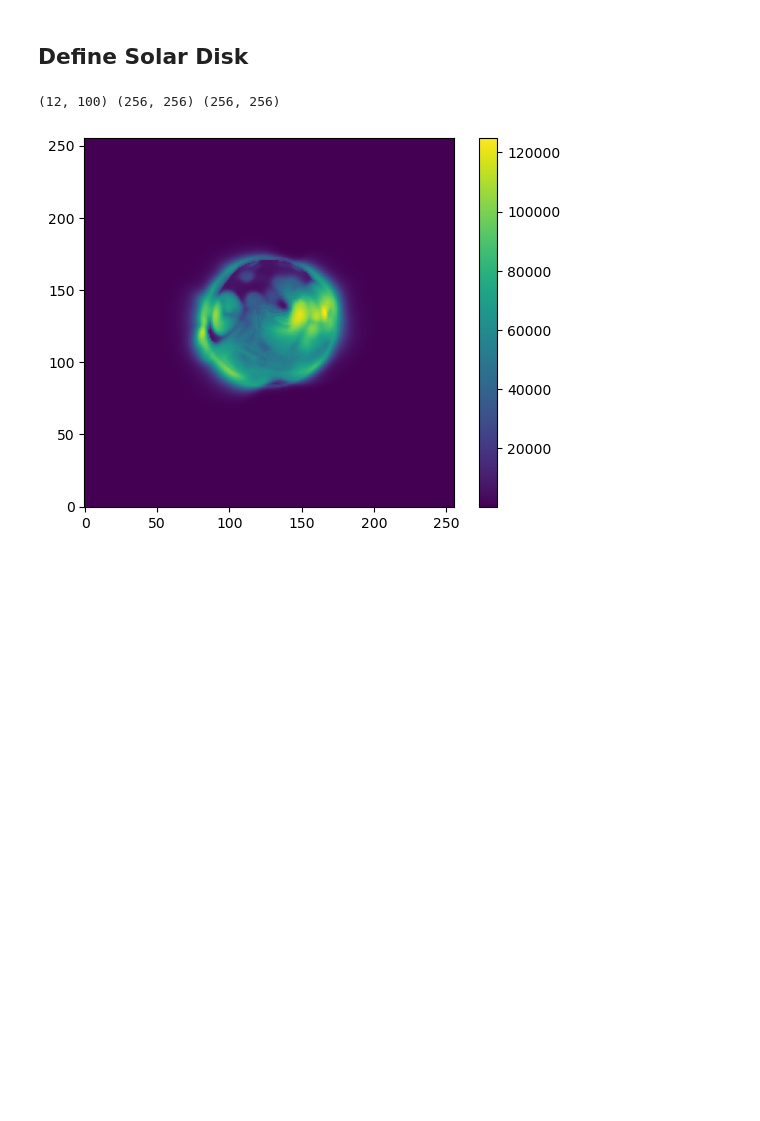
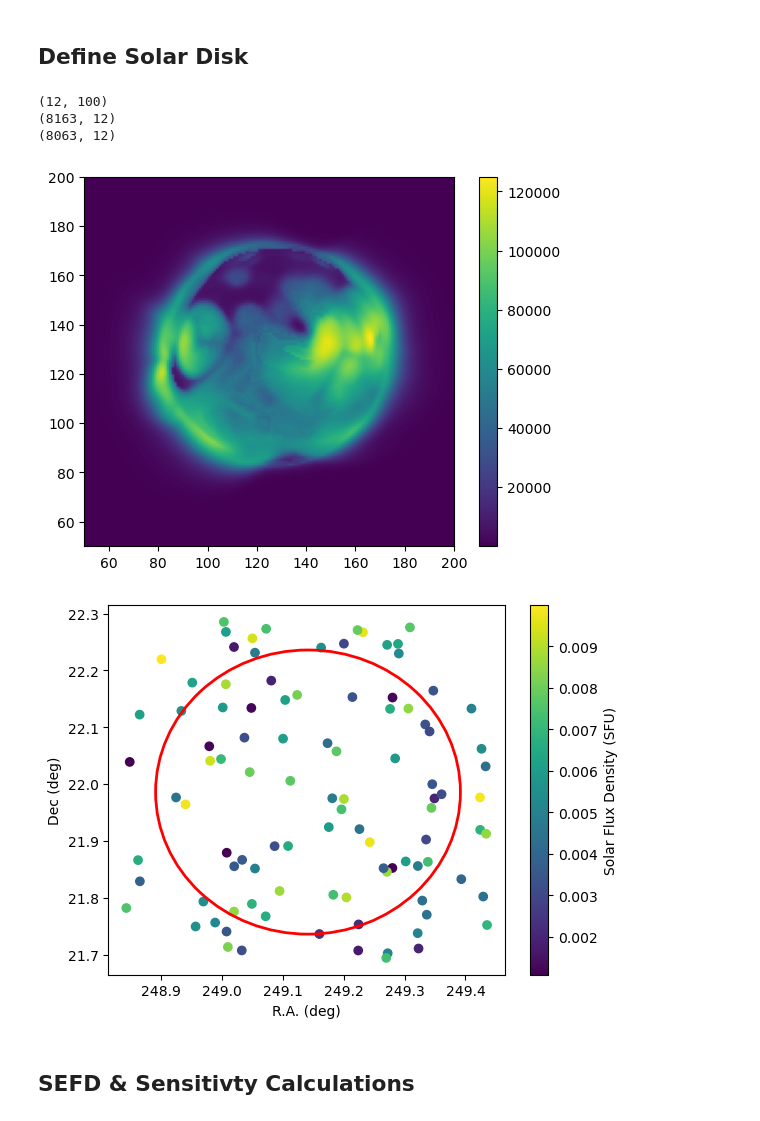
Before and after one commit to rohitcbscient/lipi, a Jupyter notebook: lipi/adhyan/ska/solar_karabo_ra_skymodel .ipynb, the cells around one changed output. Saved outputs shown, nothing was run; the diff lists cells and outputs as text; code cells hidden in the pictures; blank space fills up the shorter version.

```diff
--- a/lipi/adhyan/ska/solar_karabo_ra_skymodel .ipynb
+++ b/lipi/adhyan/ska/solar_karabo_ra_skymodel .ipynb
@@ -78,43 +81,69 @@ plt.show()
 # %% [markdown]
 ## Define Solar Disk
 # %%
+%matplotlib inline
 #-------- Define SkyModel Parameters
 skymodel_path='/data/rohit/20151203_240MHz_psimas.fits'
 ra_sun_center=249.141666667;dec_sun_center=21.986 #16 34 34.52 -21 59 09.7
 skymodel_cellsize=22.5 # in arcsec
 start_frequency_hz_ = 150.e6
 sm_threshold = 0.1
 sm_fscale = 1 # spectral index
 add_sm = 'random' # 'point' / 'random'
 point_source_bool = False # tag 1 / tag 0 is ideal case
 point_flux = 100.e4
 random_points = False # tag 2
 if(add_sm=='random'):
     size_ = 100
 else:
     size_ = 1
 randsize = 100
 flux_rand_low = 10 # Jy
 flux_rand_high = 100 # Jy
 angle_rand = 0.3 # in degrees
 source_cut=16000
 save_sources = True
 path_ = '/data/rohit/solar-sky-models/'
-sm_type = 'rand'
 
 randfile = '/data/rohit/solar-sky-models/solar_ska1low_forward-20151203-rand_snap-1-min-1-channel_skymodel.sm'
 rand_array = np.loadtxt(randfile)
+print(rand_array.shape)
 sm_save_str = ''
-
+sky_rand_data1,solar_rand_map,solar_rand_map_jy=get_solar_skydata(skymodel_path,sm_save_str, start_frequency_hz_,\
+            ra_sun_center,dec_sun_center, skymodel_cellsize,sm_fscale,\
+            sm_threshold, save_sources,source_cut,\
+            add_sm, randfile, randsize, point_flux, flux_rand_low, flux_rand_high,angle_rand)
+print(sky_rand_data1.shape)
+add_sm_none = 'None'
 sky_data1,solar_map,solar_map_jy=get_solar_skydata(skymodel_path,sm_save_str, start_frequency_hz_,\
             ra_sun_center,dec_sun_center, skymodel_cellsize,sm_fscale,\
             sm_threshold, save_sources,source_cut,\
-            add_sm, randfile, randsize, point_flux, flux_rand_low, flux_rand_high,angle_rand)
-print(sky_data1.shape,solar_map.shape, solar_map_jy.shape)
+            add_sm_none, randfile, randsize, point_flux, flux_rand_low, flux_rand_high,angle_rand)
+print(sky_data1.shape)
+
+
 f,ax = plt.subplots(1,1)
 im=ax.imshow(solar_map_jy,origin='lower')
-plt.colorbar(im)
+plt.colorbar(im)2
+ax.set_xlim(50,200)
+ax.set_ylim(50,200)
 plt.show()
+
+f, ax = plt.subplots(1, 1)
+sc = ax.scatter(rand_array[0], rand_array[1], c=rand_array[2]/10000, cmap='viridis')  # or any other colormap
+plt.colorbar(sc, ax=ax, label='Solar Flux Density (SFU)')
+circle = patches.Circle((249.141666667, 21.986), 0.25, edgecolor='red', facecolor='none', linewidth=2)
+ax.add_patch(circle)
+ax.set_ylabel('Dec (deg)')
+ax.set_xlabel('R.A. (deg)')
+#ax.set_xlim(50, 200)
+#ax.set_ylim(50, 200)
+plt.show()
 # %% [output]
-(12, 100) (256, 256) (256, 256)
+(12, 100)
+(8163, 12)
+(8063, 12)
-[figure, old version]
+[figure, new version]
+[figure, added]
+# %% [markdown]
+## SEFD & Sensitivty Calculations
```
Also changed, not shown: parts of 2 cells of this notebook, 2 other files.
